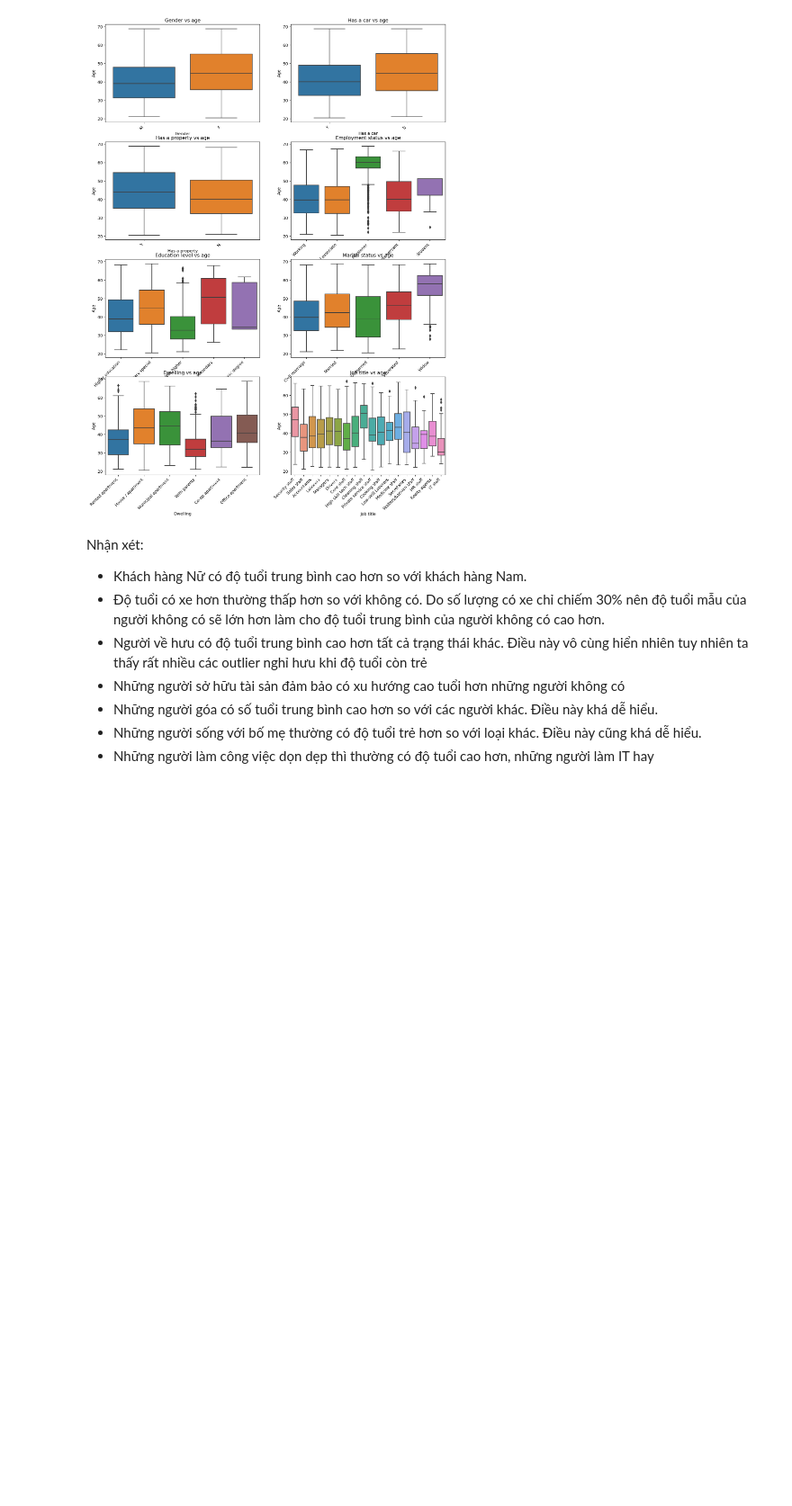
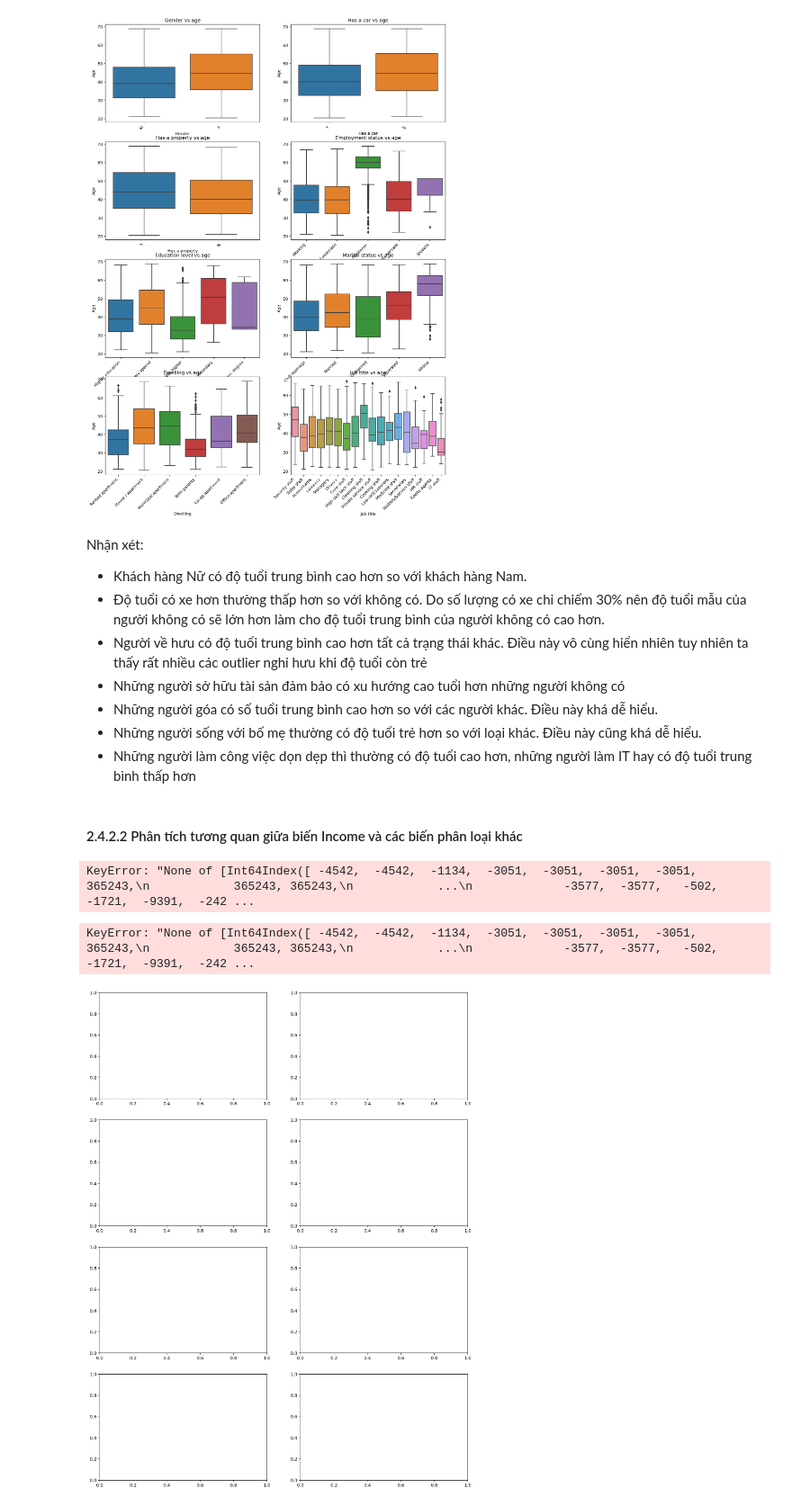
Before and after one commit to ngovanminh3232/credit_card_analyst, a Jupyter notebook: credit_analyst.ipynb, the cells around one changed output. Shown at 90% size. Cells and saved outputs as stored; diff of their text form; code cells hidden in the pictures; blank space fills up the shorter version.

Commit message:
Thêm phần biểu đồ tương quan giữa Employment length và các loại biến phân loại khác

```diff
--- a/credit_analyst.ipynb
+++ b/credit_analyst.ipynb
@@ -1197,4 +1197,25 @@ Nhận xét:
 - Những người sở hữu tài sản đảm bảo có xu hướng cao tuổi hơn những người không có
 - Những người góa có số tuổi trung bình cao hơn so với các người khác. Điều này khá dễ hiểu.
 - Những người sống với bố mẹ thường có độ tuổi trẻ hơn so với loại khác. Điều này cũng khá dễ hiểu.
-- Những người làm công việc dọn dẹp thì thường có độ tuổi cao hơn, những người làm IT hay
+- Những người làm công việc dọn dẹp thì thường có độ tuổi cao hơn, những người làm IT hay có độ tuổi trung bình thấp hơn
+# %% [markdown]
+#### 2.4.2.2 Phân tích tương quan giữa biến Income và các biến phân loại khác
+# %%
+full_data[full_data["Employment length"]]
+# %% [output]
+KeyError: "None of [Int64Index([ -4542,  -4542,  -1134,  -3051,  -3051,  -3051,  -3051, 365243,\n            365243, 365243,\n            ...\n             -3577,  -3577,   -502,  -1721,  -9391,  -242 ...
+# %%
+fig, axes = plt.subplots(4,2,figsize=(15,20),dpi=180)
+for cat_ft_count, ax in enumerate(axes):
+    for row_count in range(4):
+        for feat_count in range(2):
+            sns.boxplot(ax=axes[row_count,feat_count],x=full_data[cat_features[cat_ft_count]],y=np.abs(full_data[full_data["Employment length"]]))
+            axes[row_count,feat_count].set_title(cat_features[cat_ft_count] + " vs age")
+            plt.sca(axes[row_count,feat_count])
+            plt.xticks(rotation=45,ha='right')
+            plt.ylabel('')
+            cat_ft_count += 1
+    break
+# %% [output]
+KeyError: "None of [Int64Index([ -4542,  -4542,  -1134,  -3051,  -3051,  -3051,  -3051, 365243,\n            365243, 365243,\n            ...\n             -3577,  -3577,   -502,  -1721,  -9391,  -242 ...
+[figure, added]
```
